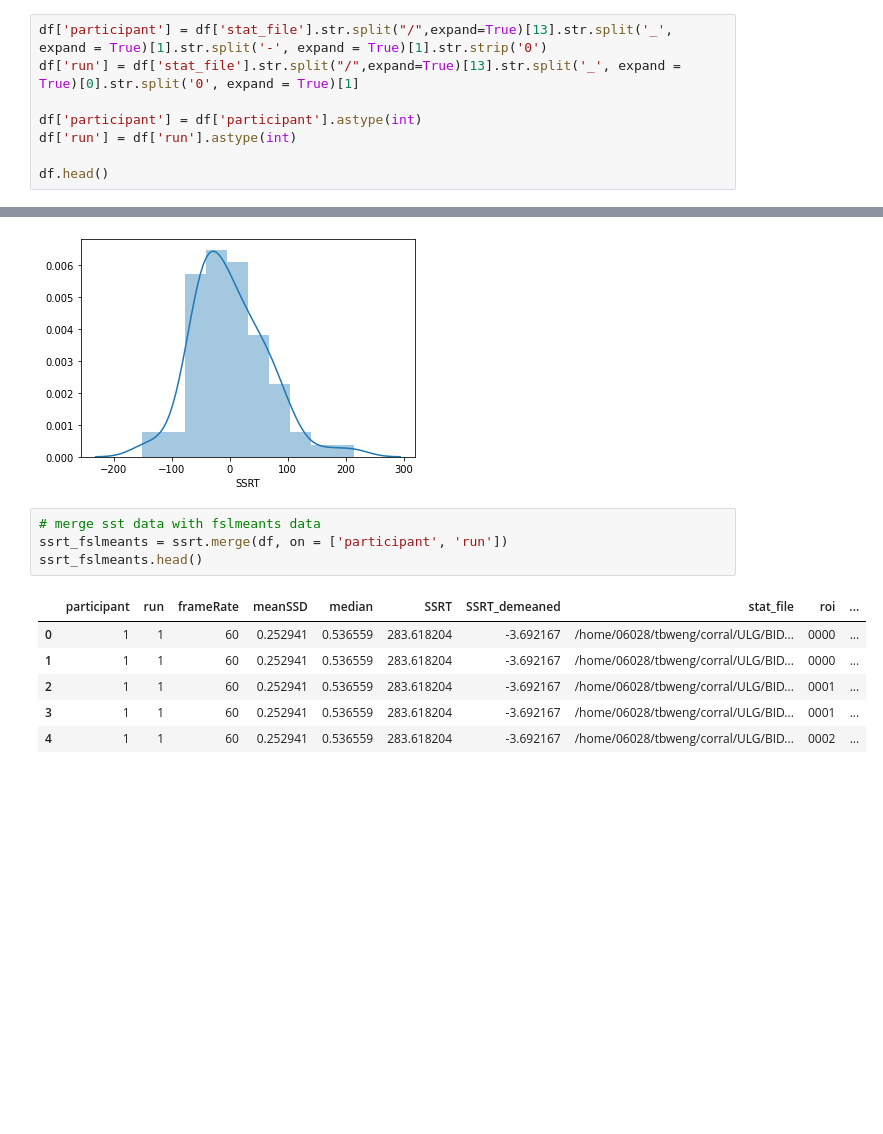
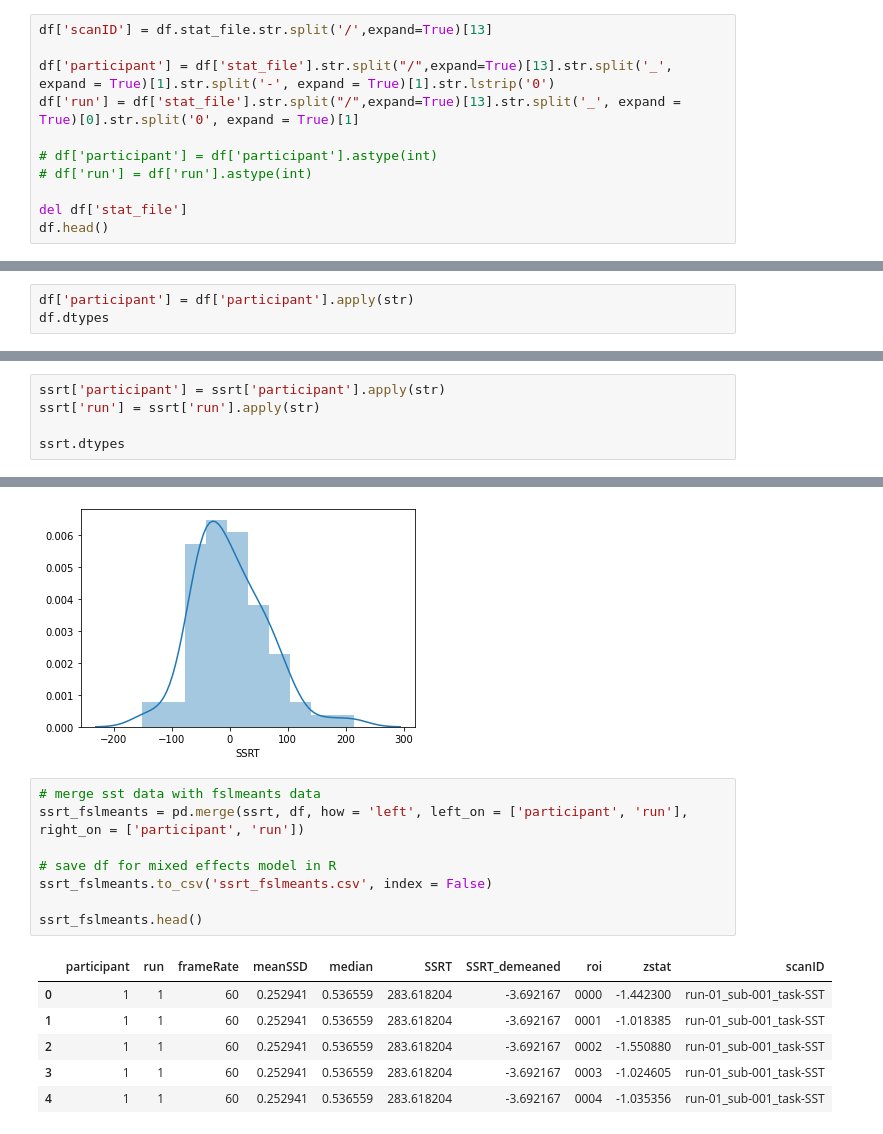
Before and after one commit to tbweng/ULG, a Jupyter notebook: analyses/brain-behavior_analysis.ipynb, the cells around one changed output, grey strips where cells are left out. Saved outputs shown, nothing was run; the diff lists cells and outputs as text; blank space fills up the shorter version.

```diff
--- a/analyses/brain-behavior_analysis.ipynb
+++ b/analyses/brain-behavior_analysis.ipynb
@@ -98,11 +99,14 @@ df.columns = ["stat_file", "roi", "zstat"]
 # %%
 df['roi'] = df['roi'].str.split('_', expand = True)[3].str.split('.', expand = True)[0]
 # %%
-df['participant'] = df['stat_file'].str.split("/",expand=True)[13].str.split('_', expand = True)[1].str.split('-', expand = True)[1].str.strip('0')
+df['scanID'] = df.stat_file.str.split('/',expand=True)[13]
+
+df['participant'] = df['stat_file'].str.split("/",expand=True)[13].str.split('_', expand = True)[1].str.split('-', expand = True)[1].str.lstrip('0')
 df['run'] = df['stat_file'].str.split("/",expand=True)[13].str.split('_', expand = True)[0].str.split('0', expand = True)[1]
 
-df['participant'] = df['participant'].astype(int)
-df['run'] = df['run'].astype(int)
+# df['participant'] = df['participant'].astype(int)
+# df['run'] = df['run'].astype(int)
 
+del df['stat_file']
 df.head()
 # %% [output]
@@ -123,0 +119,3 @@ dtype: object
+# %%
+df['participant'] = df['participant'].apply(str)
+df.dtypes
@@ -148,0 +143,5 @@ dtype: object
+# %%
+ssrt['participant'] = ssrt['participant'].apply(str)
+ssrt['run'] = ssrt['run'].apply(str)
+
+ssrt.dtypes
@@ -162,12 +170,16 @@ sns.distplot(ssrt.SSRT - ssrt.SSRT.mean())
 [figure]
 # %%
 # merge sst data with fslmeants data
-ssrt_fslmeants = ssrt.merge(df, on = ['participant', 'run'])
+ssrt_fslmeants = pd.merge(ssrt, df, how = 'left', left_on = ['participant', 'run'], right_on = ['participant', 'run'])
+
+# save df for mixed effects model in R
+ssrt_fslmeants.to_csv('ssrt_fslmeants.csv', index = False)
+
 ssrt_fslmeants.head()
 # %% [output]
-|  | participant | run | frameRate | meanSSD | median | SSRT | SSRT_demeaned | stat_file | roi | ... |
-| 0 | 1 | 1 | 60 | 0.252941 | 0.536559 | 283.618204 | -3.692167 | /home/06028/tbweng/corral/ULG/BID... | 0000 | ... |
-| 1 | 1 | 1 | 60 | 0.252941 | 0.536559 | 283.618204 | -3.692167 | /home/06028/tbweng/corral/ULG/BID... | 0000 | ... |
-| 2 | 1 | 1 | 60 | 0.252941 | 0.536559 | 283.618204 | -3.692167 | /home/06028/tbweng/corral/ULG/BID... | 0001 | ... |
-| 3 | 1 | 1 | 60 | 0.252941 | 0.536559 | 283.618204 | -3.692167 | /home/06028/tbweng/corral/ULG/BID... | 0001 | ... |
-| 4 | 1 | 1 | 60 | 0.252941 | 0.536559 | 283.618204 | -3.692167 | /home/06028/tbweng/corral/ULG/BID... | 0002 | ... |
+|  | participant | run | frameRate | meanSSD | median | SSRT | SSRT_demeaned | roi | zstat | scanID |
+| 0 | 1 | 1 | 60 | 0.252941 | 0.536559 | 283.618204 | -3.692167 | 0000 | -1.442300 | run-01_sub-001_task-SST |
+| 1 | 1 | 1 | 60 | 0.252941 | 0.536559 | 283.618204 | -3.692167 | 0001 | -1.018385 | run-01_sub-001_task-SST |
+| 2 | 1 | 1 | 60 | 0.252941 | 0.536559 | 283.618204 | -3.692167 | 0002 | -1.550880 | run-01_sub-001_task-SST |
+| 3 | 1 | 1 | 60 | 0.252941 | 0.536559 | 283.618204 | -3.692167 | 0003 | -1.024605 | run-01_sub-001_task-SST |
+| 4 | 1 | 1 | 60 | 0.252941 | 0.536559 | 283.618204 | -3.692167 | 0004 | -1.035356 | run-01_sub-001_task-SST |
```
Also changed, not shown: parts of 21 cells of this notebook.
